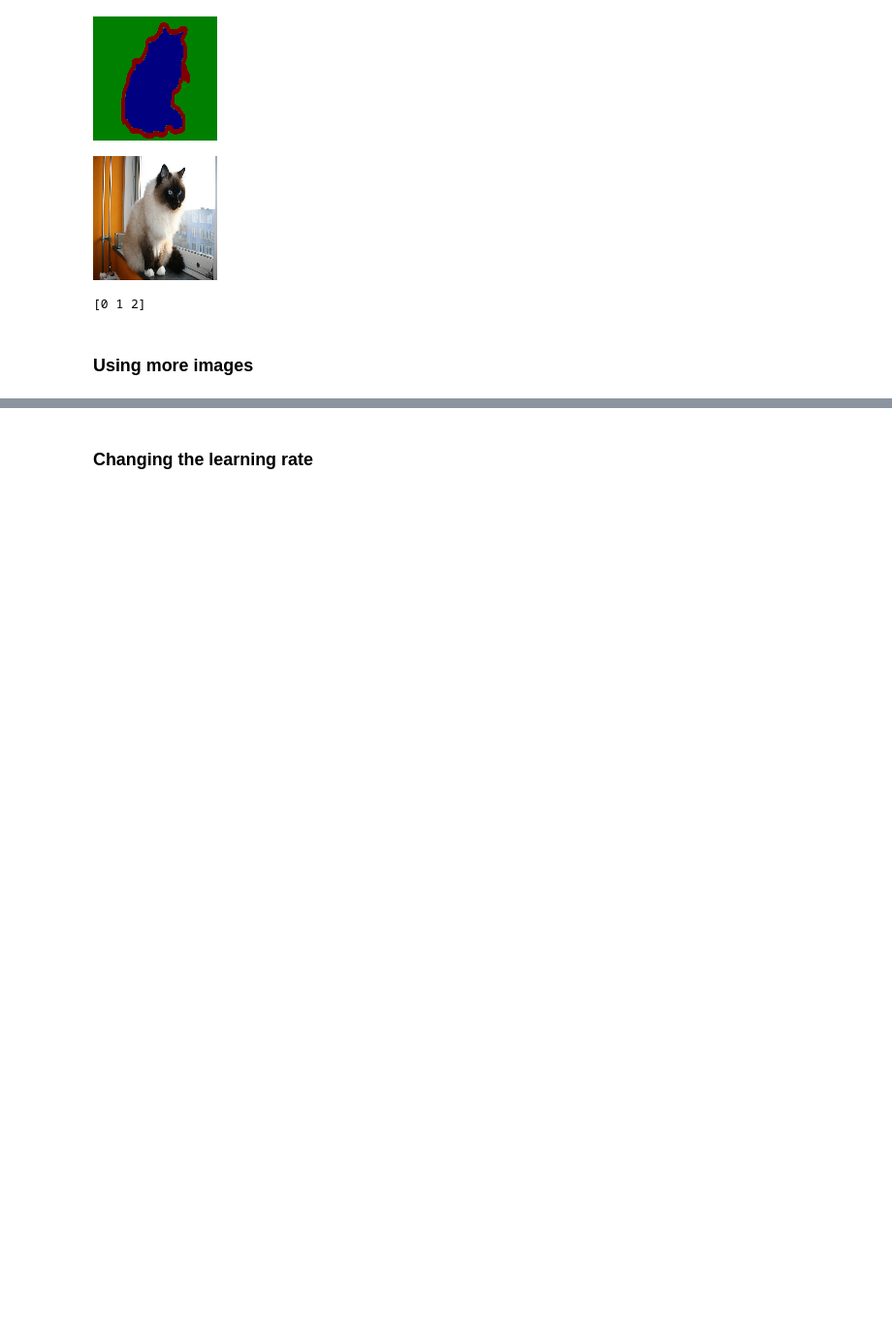
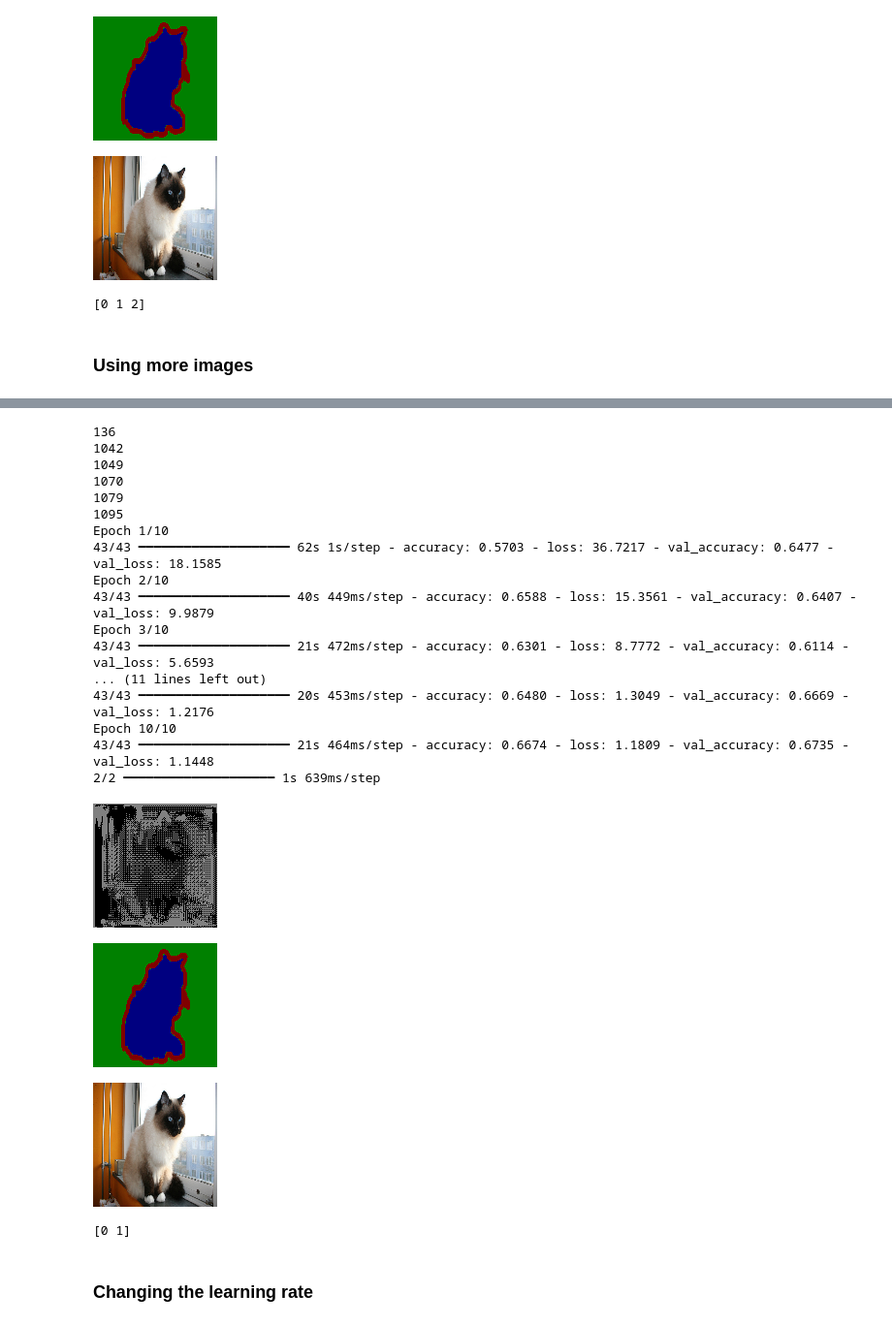
Before and after one commit to girofex/Computational-Vision-laboratories, a Jupyter notebook: 6_lab_semantic_segmentation.ipynb, the cells around one changed output, grey strips where cells are left out. Shown: that part at 97% size. Saved outputs shown, nothing was run; the diff lists cells and outputs as text; code cells hidden in the pictures; blank space fills up the shorter version.

```diff
--- a/6_lab_semantic_segmentation.ipynb
+++ b/6_lab_semantic_segmentation.ipynb
@@ -376,16 +376,3 @@ Epoch 10/10
 
 
 <h3>Using more images</h3>
-# %%
-val_preds = unet_model.predict(x_test/255.0)
-def display_mask(i):
-    mask = np.argmax(val_preds[i], axis=-1)
-    mask = np.expand_dims(mask, axis=-1)
-    cv2_imshow(mask*128)
-    cv2_imshow(y_test[i]*128)
-    cv2_imshow(x_test[i])
-    print(np.unique(mask))
-
-#loop for 4 images
-for i in range(0, 5):
-  display_mask(i)
@@ -406,3 +379,63 @@ for i in range(0, 5):
+# %%
+x2 = (np.zeros((1500,128,128,3), dtype="float32"))/255.0
+y2 = np.zeros((1500,128,128,3), dtype="int32")
+
+for j in range(0,1500):
+  img = cv2.imread(input_img_paths[j])
+  img2 = cv2.imread(target_img_paths[j])
+  try:
+    img = cv2.resize(img,(128,128))
+    img2=cv2.resize(img2,(128,128))
+    x2[j] = img
+    y2[j] = img2
+  except:
+    print(j)
+
+y2 = y2[:, :, :, 0] - 1
+y2 = tf.keras.utils.to_categorical(y2, num_classes=3)
+
+x_train2, x_val2, y_train2, y_val2 = train_test_split(
+    x2, y2,
+    test_size=0.1,
+    random_state=42,
+    shuffle=True
+)
+
+unet_model.fit(x_train2, y_train2, epochs=epochs, validation_data=(x_val2, y_val2), callbacks=callbacks)
+
+val_preds = unet_model.predict(x_test/255.0)
+
+def display_mask(i):
+    mask = np.argmax(val_preds[i], axis=-1)
+    mask = np.expand_dims(mask, axis=-1)
+    cv2_imshow(mask*128)
+    cv2_imshow(y_test[i]*128)
+    cv2_imshow(x_test[i])
+    print(np.unique(mask))
+
+display_mask(0)
+# %% [output]
+136
+1042
+1049
+1070
+1079
+1095
+Epoch 1/10
+43/43 ━━━━━━━━━━━━━━━━━━━━ 62s 1s/step - accuracy: 0.5703 - loss: 36.7217 - val_accuracy: 0.6477 - val_loss: 18.1585
+Epoch 2/10
+43/43 ━━━━━━━━━━━━━━━━━━━━ 40s 449ms/step - accuracy: 0.6588 - loss: 15.3561 - val_accuracy: 0.6407 - val_loss: 9.9879
+Epoch 3/10
+43/43 ━━━━━━━━━━━━━━━━━━━━ 21s 472ms/step - accuracy: 0.6301 - loss: 8.7772 - val_accuracy: 0.6114 - val_loss: 5.6593
+... (11 lines left out)
+43/43 ━━━━━━━━━━━━━━━━━━━━ 20s 453ms/step - accuracy: 0.6480 - loss: 1.3049 - val_accuracy: 0.6669 - val_loss: 1.2176
+Epoch 10/10
+43/43 ━━━━━━━━━━━━━━━━━━━━ 21s 464ms/step - accuracy: 0.6674 - loss: 1.1809 - val_accuracy: 0.6735 - val_loss: 1.1448
+2/2 ━━━━━━━━━━━━━━━━━━━━ 1s 639ms/step
+[figure, added]
+[figure, added]
+[figure, added]
+[0 1]
 # %% [markdown]
 
 
```
Also changed, not shown: parts of 9 cells of this notebook.
